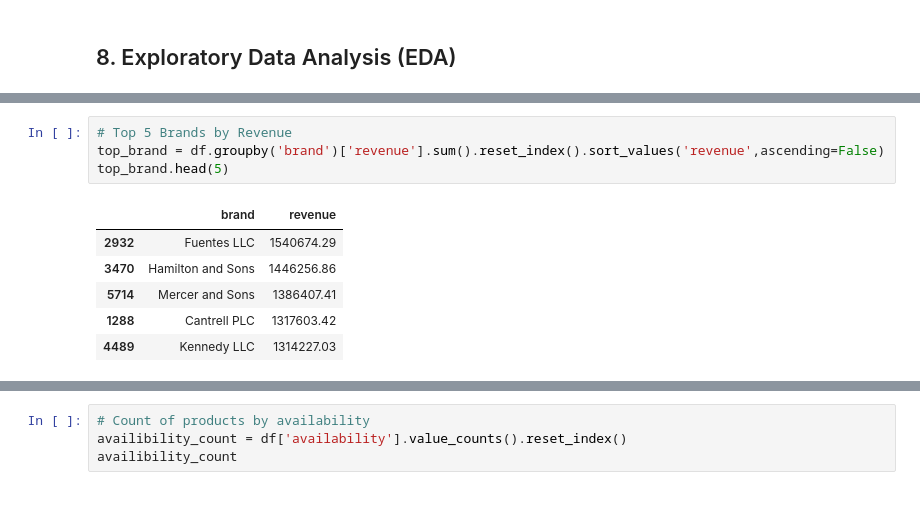
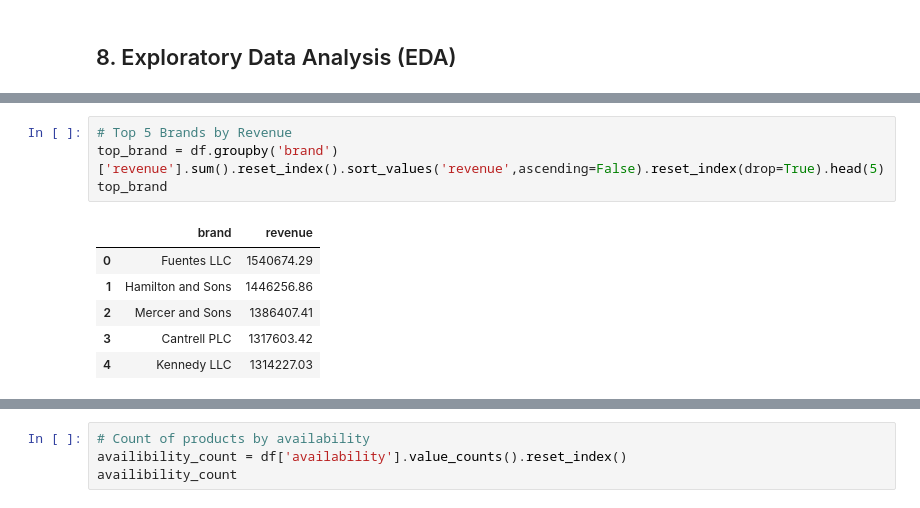
Before and after one commit to gauravvxv/Pilgrim-BI-Intern-Assignment, a Jupyter notebook: Notebook/Pilgirm.ipynb, the cells around one changed output, grey strips where cells are left out. Drawn from its saved outputs; the diff is of its cells as text.

```diff
--- a/Notebook/Pilgirm.ipynb
+++ b/Notebook/Pilgirm.ipynb
@@ -215,11 +238,11 @@ product_rs.head(5)
 # %%
 # Top 5 Brands by Revenue
-top_brand = df.groupby('brand')['revenue'].sum().reset_index().sort_values('revenue',ascending=False)
-top_brand.head(5)
+top_brand = df.groupby('brand')['revenue'].sum().reset_index().sort_values('revenue',ascending=False).reset_index(drop=True).head(5)
+top_brand
 # %% [output]
 |  | brand | revenue |
-| 2932 | Fuentes LLC | 1540674.29 |
-| 3470 | Hamilton and Sons | 1446256.86 |
-| 5714 | Mercer and Sons | 1386407.41 |
-| 1288 | Cantrell PLC | 1317603.42 |
-| 4489 | Kennedy LLC | 1314227.03 |
+| 0 | Fuentes LLC | 1540674.29 |
+| 1 | Hamilton and Sons | 1446256.86 |
+| 2 | Mercer and Sons | 1386407.41 |
+| 3 | Cantrell PLC | 1317603.42 |
+| 4 | Kennedy LLC | 1314227.03 |
```
Also changed, not shown: parts of 14 cells of this notebook.
